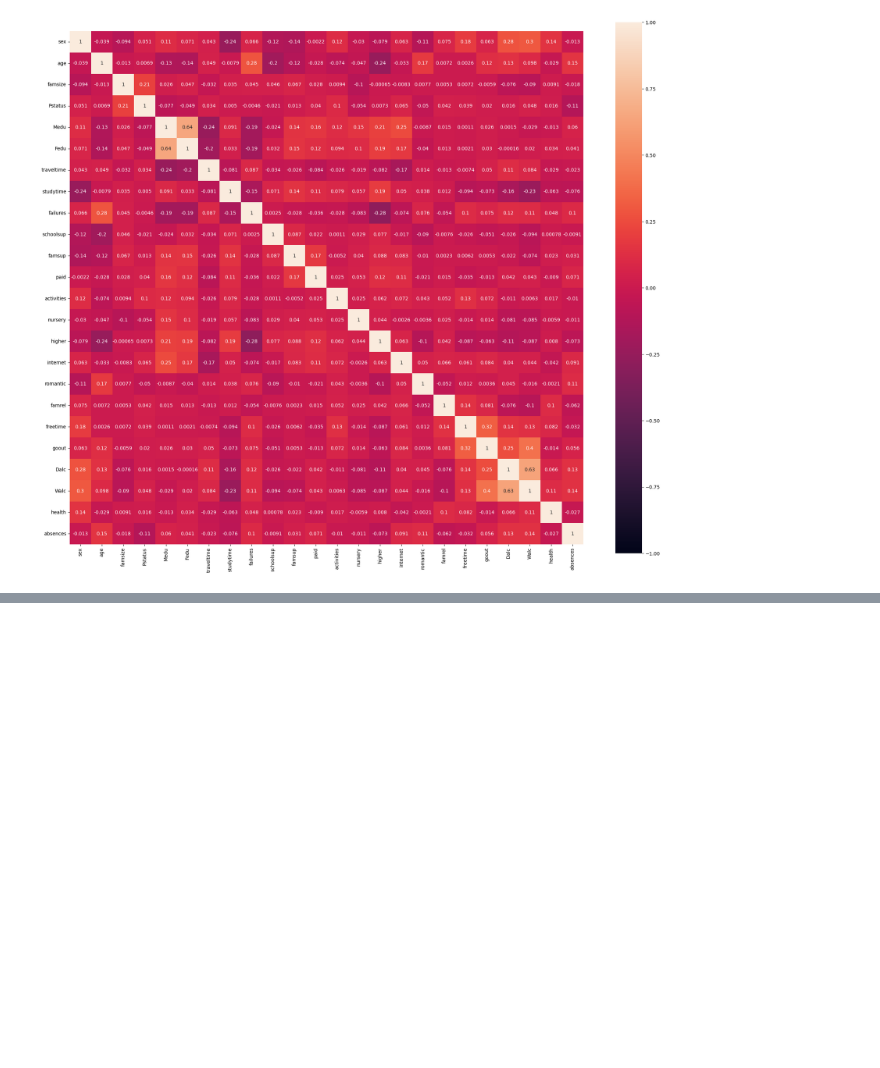
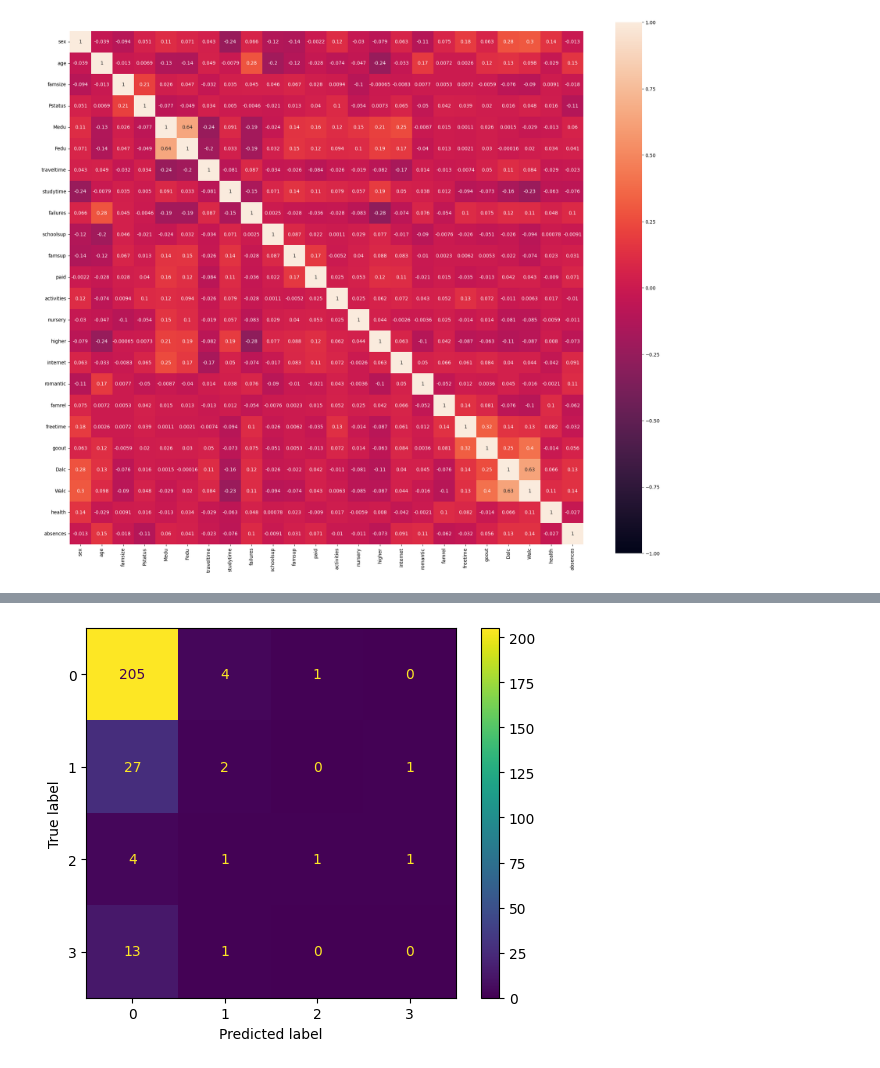
Before and after one commit to Nuno23C/DAA-TP, a Jupyter notebook: student.ipynb, the cells around one changed output, grey strips where cells are left out. Cells and saved outputs as stored; diff of their text form; code cells hidden in the pictures; blank space fills up the shorter version.

```diff
--- a/student.ipynb
+++ b/student.ipynb
@@ -287,0 +275,6 @@ print(f'accuracy: {accuracy:.2f}')
+# %%
+param_grid_dt = {'criterion' : ['gini', 'entropy'], 'max_depth': [1,2,3,4,5,6,7]}
+estimator_dt = DecisionTreeClassifier(random_state=2022)
+grid_dt = GridSearchCV(estimator_dt, param_grid_dt, refit = True, verbose=2)
+# %%
+grid_dt.fit(X_train, y_train)
@@ -287,0 +303,5 @@ print(f'accuracy: {accuracy:.2f}')
+# %%
+ConfusionMatrixDisplay.from_predictions(y_test, grid_dt.predict(X_test))
+plt.show()
+# %% [output]
+[figure, added]
```
Also changed, not shown: parts of 22 cells of this notebook.
